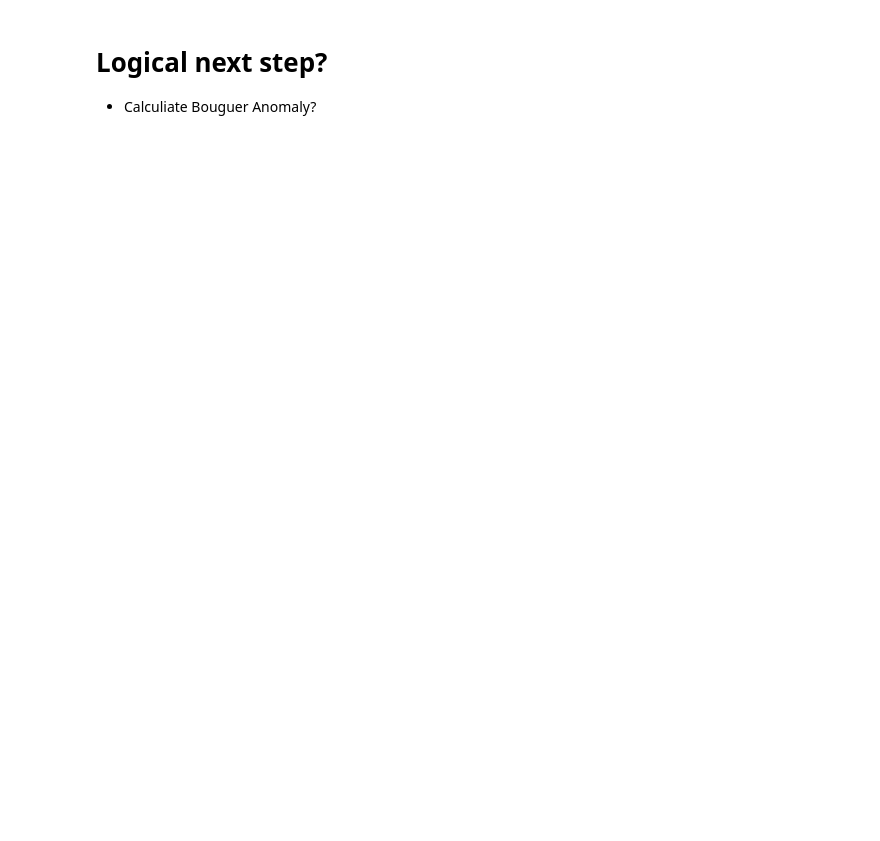
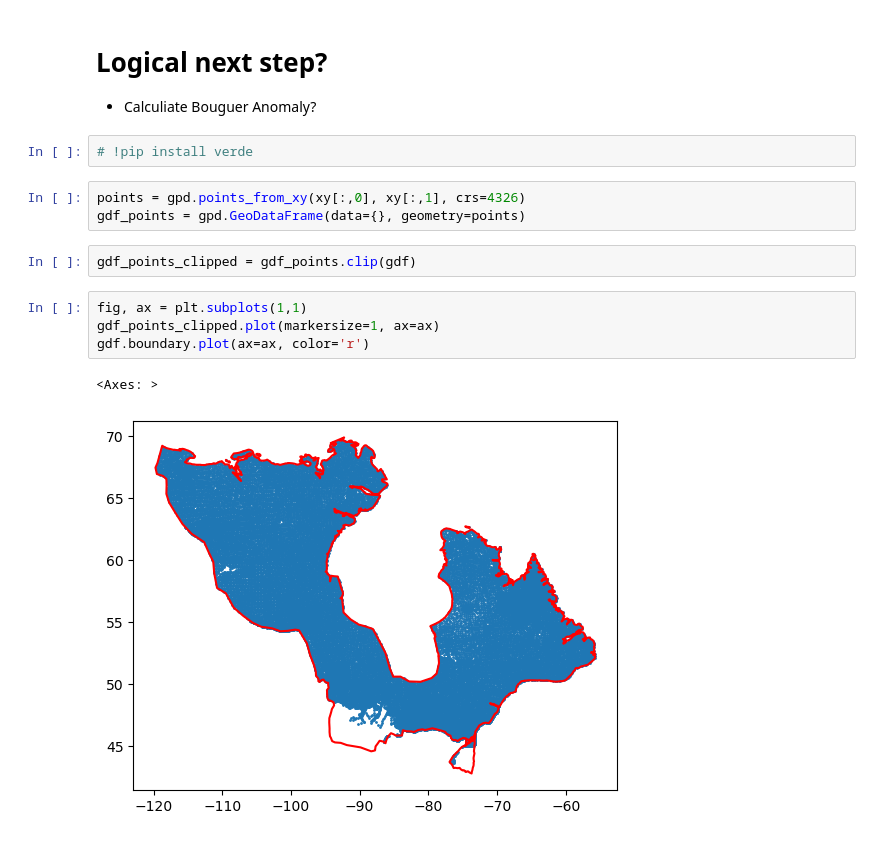
Before and after one commit to ginabilic/geol_4330_canada_wide_gravity, a Jupyter notebook: notebooks/load_gravity_data.ipynb, the cells around one changed output. Saved outputs shown, nothing was run; the diff lists cells and outputs as text; blank space fills up the shorter version.

```diff
--- a/notebooks/load_gravity_data.ipynb
+++ b/notebooks/load_gravity_data.ipynb
@@ -158,3 +163,17 @@ Text(642.3812967629519, 0.5, 'Latitude')
 # Logical next step?
 
 - Calculiate Bouguer Anomaly?
+# %%
+# !pip install verde
+# %%
+points = gpd.points_from_xy(xy[:,0], xy[:,1], crs=4326)
+gdf_points = gpd.GeoDataFrame(data={}, geometry=points)
+# %%
+gdf_points_clipped = gdf_points.clip(gdf)
+# %%
+fig, ax = plt.subplots(1,1)
+gdf_points_clipped.plot(markersize=1, ax=ax)
+gdf.boundary.plot(ax=ax, color='r')
+# %% [output]
+<Axes: >
+[figure, added]
```
Also changed, not shown: parts of 9 cells of this notebook.
